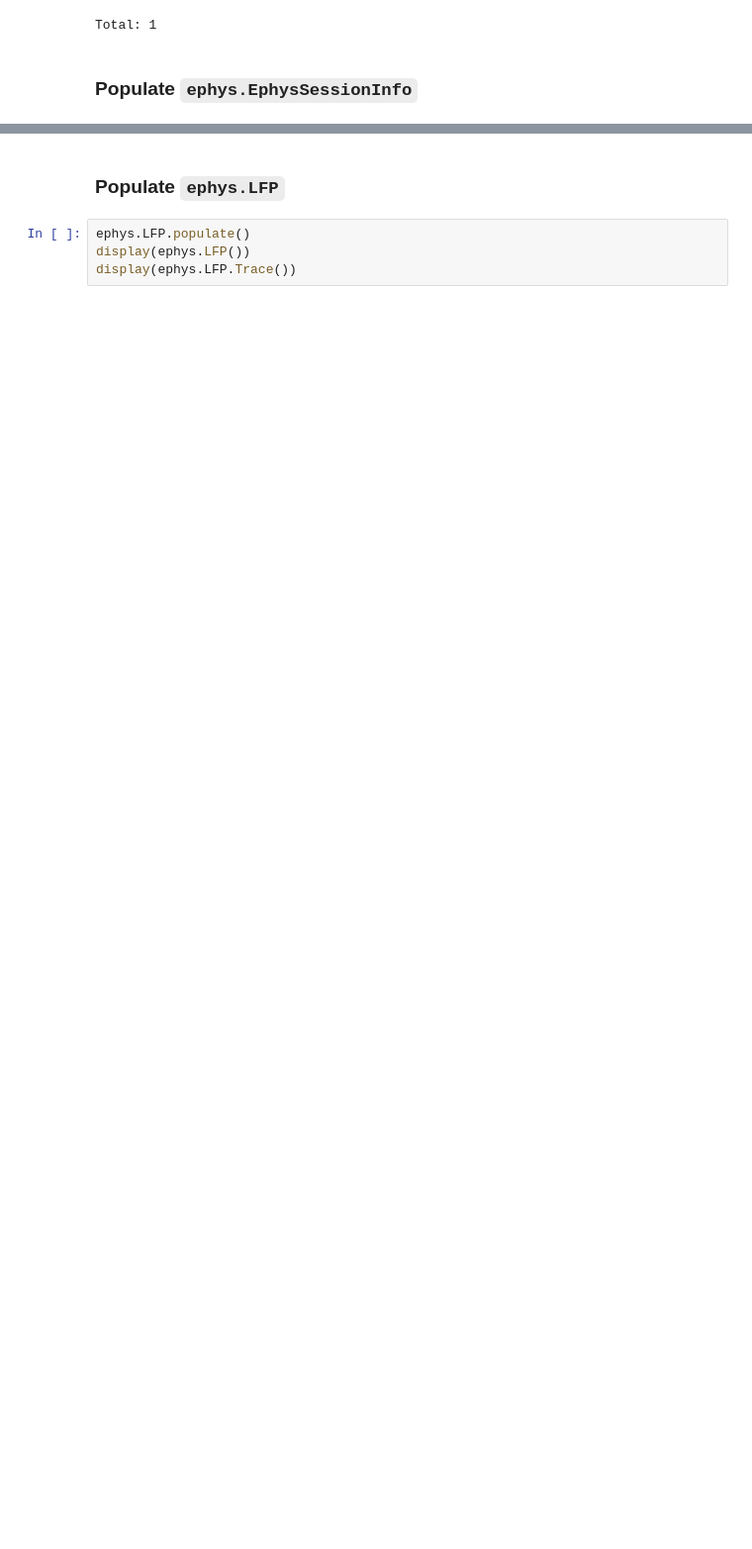
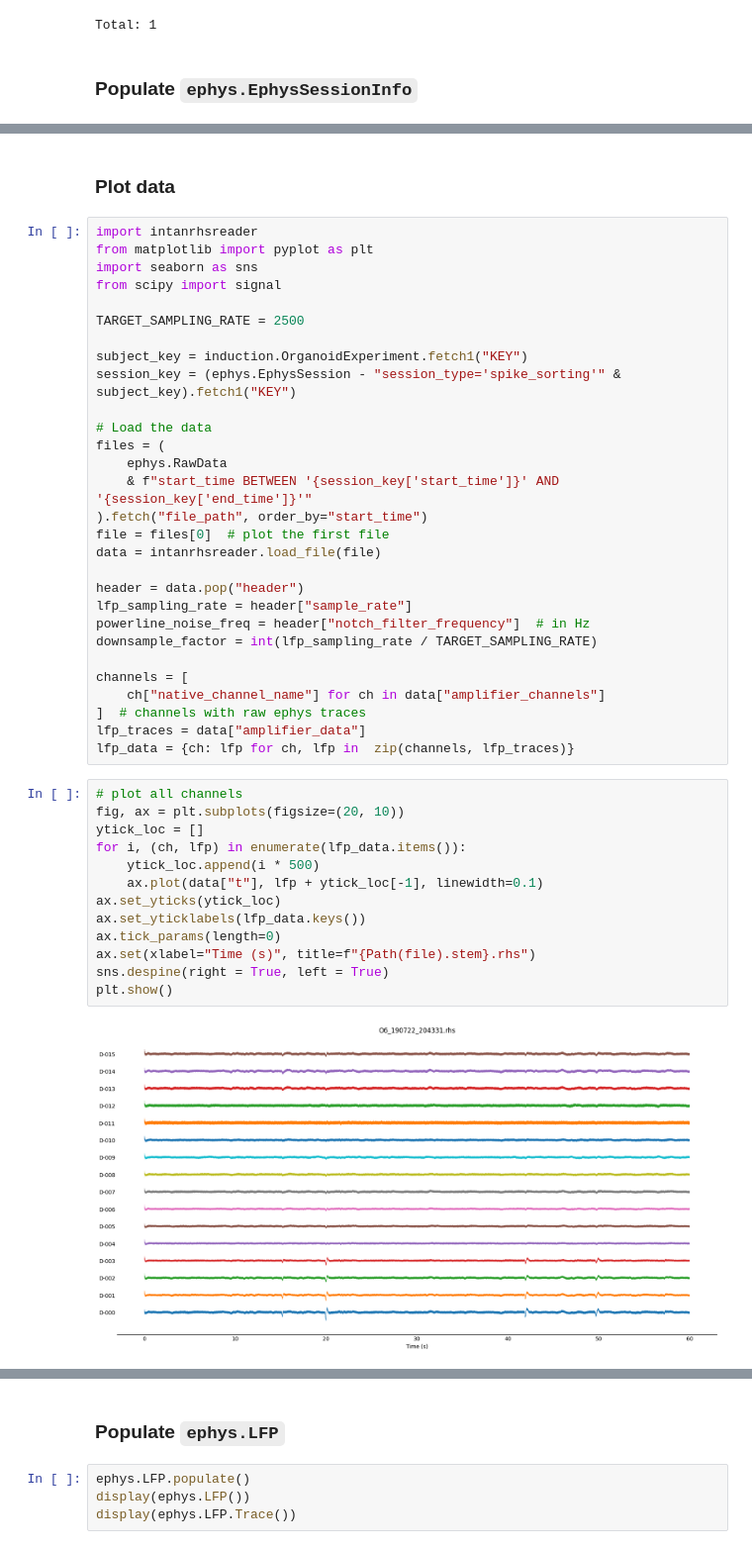
Before and after one commit to dj-sciops/utah_organoids, a Jupyter notebook: notebooks/lfp_ingestion.ipynb, the cells around one changed output, grey strips where cells are left out. Shown: that part at 99% size. Saved outputs shown, nothing was run; the diff lists cells and outputs as text; blank space fills up the shorter version.

Commit message:
add data visualization

```diff
--- a/notebooks/lfp_ingestion.ipynb
+++ b/notebooks/lfp_ingestion.ipynb
@@ -213 +242,47 @@ ephys.EphysSessionInfo()
 Total: 14
+# %% [markdown]
+### Plot data
+# %%
+import intanrhsreader
+from matplotlib import pyplot as plt
+import seaborn as sns
+from scipy import signal
+
+TARGET_SAMPLING_RATE = 2500
+
+subject_key = induction.OrganoidExperiment.fetch1("KEY")
+session_key = (ephys.EphysSession - "session_type='spike_sorting'" & subject_key).fetch1("KEY")
+
+# Load the data
+files = (
+    ephys.RawData
+    & f"start_time BETWEEN '{session_key['start_time']}' AND '{session_key['end_time']}'"
+).fetch("file_path", order_by="start_time")
+file = files[0]  # plot the first file
+data = intanrhsreader.load_file(file)
+
+header = data.pop("header")
+lfp_sampling_rate = header["sample_rate"]
+powerline_noise_freq = header["notch_filter_frequency"]  # in Hz
+downsample_factor = int(lfp_sampling_rate / TARGET_SAMPLING_RATE)
+
+channels = [
+    ch["native_channel_name"] for ch in data["amplifier_channels"]
+]  # channels with raw ephys traces
+lfp_traces = data["amplifier_data"]
+lfp_data = {ch: lfp for ch, lfp in  zip(channels, lfp_traces)}
+# %%
+# plot all channels
+fig, ax = plt.subplots(figsize=(20, 10))
+ytick_loc = []
+for i, (ch, lfp) in enumerate(lfp_data.items()):
+    ytick_loc.append(i * 500)
+    ax.plot(data["t"], lfp + ytick_loc[-1], linewidth=0.1)
+ax.set_yticks(ytick_loc)
+ax.set_yticklabels(lfp_data.keys())
+ax.tick_params(length=0)
+ax.set(xlabel="Time (s)", title=f"{Path(file).stem}.rhs")
+sns.despine(right = True, left = True)
+plt.show()
+# %% [output]
+[figure, added]
```
Also changed, not shown: parts of 13 cells of this notebook.
